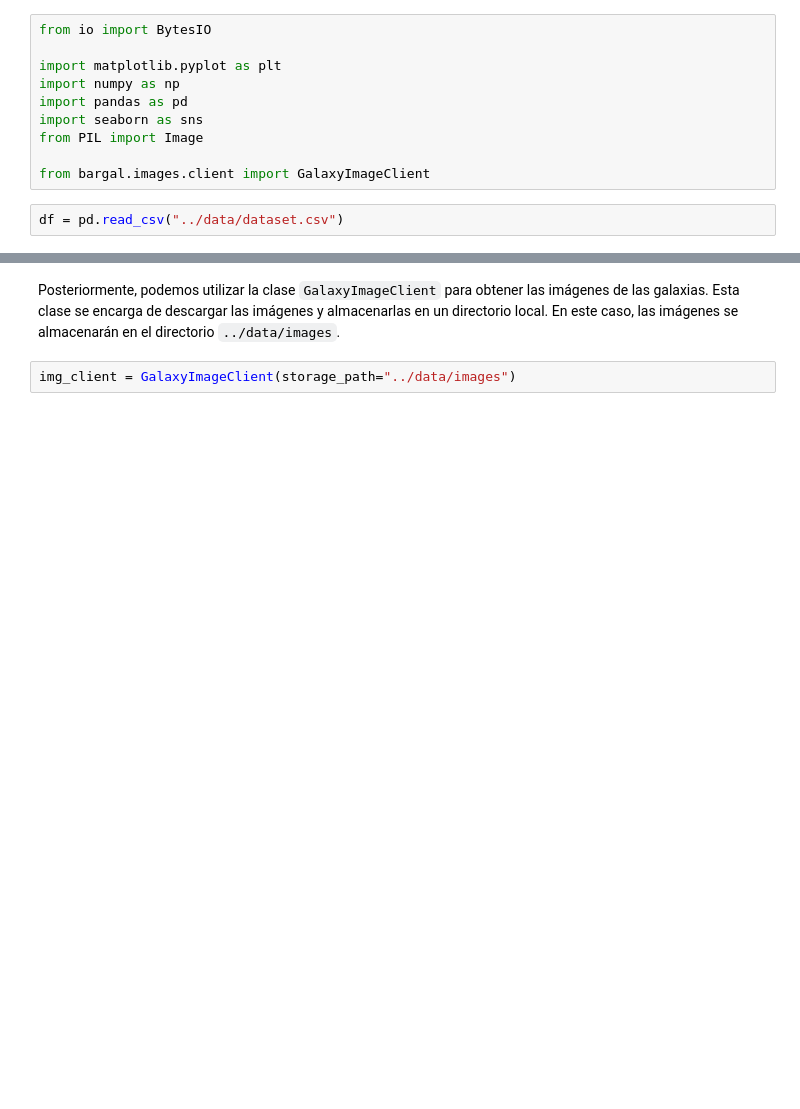
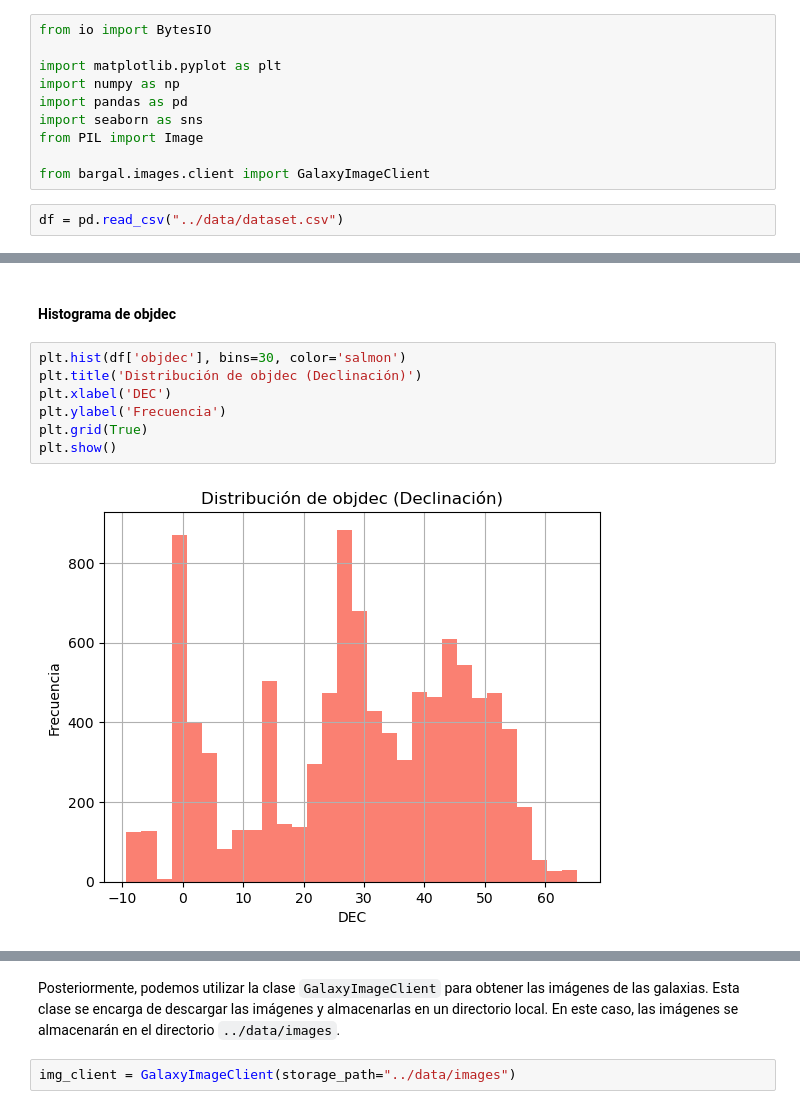
Before and after one commit to ludanortmun/itesm-mna-barred-galaxies, a Jupyter notebook: notebooks/EDA.ipynb, the cells around one changed output, grey strips where cells are left out. Drawn from its saved outputs; the diff is of its cells as text; blank space fills up the shorter version.

```diff
--- a/notebooks/EDA.ipynb
+++ b/notebooks/EDA.ipynb
@@ -74,0 +151,11 @@ df.describe().T
+# %% [markdown]
+#### Histograma de objdec
+# %%
+plt.hist(df['objdec'], bins=30, color='salmon')
+plt.title('Distribución de objdec (Declinación)')
+plt.xlabel('DEC')
+plt.ylabel('Frecuencia')
+plt.grid(True)
+plt.show()
+# %% [output]
+[figure, added]
```
Also changed, not shown: parts of 45 cells of this notebook.
